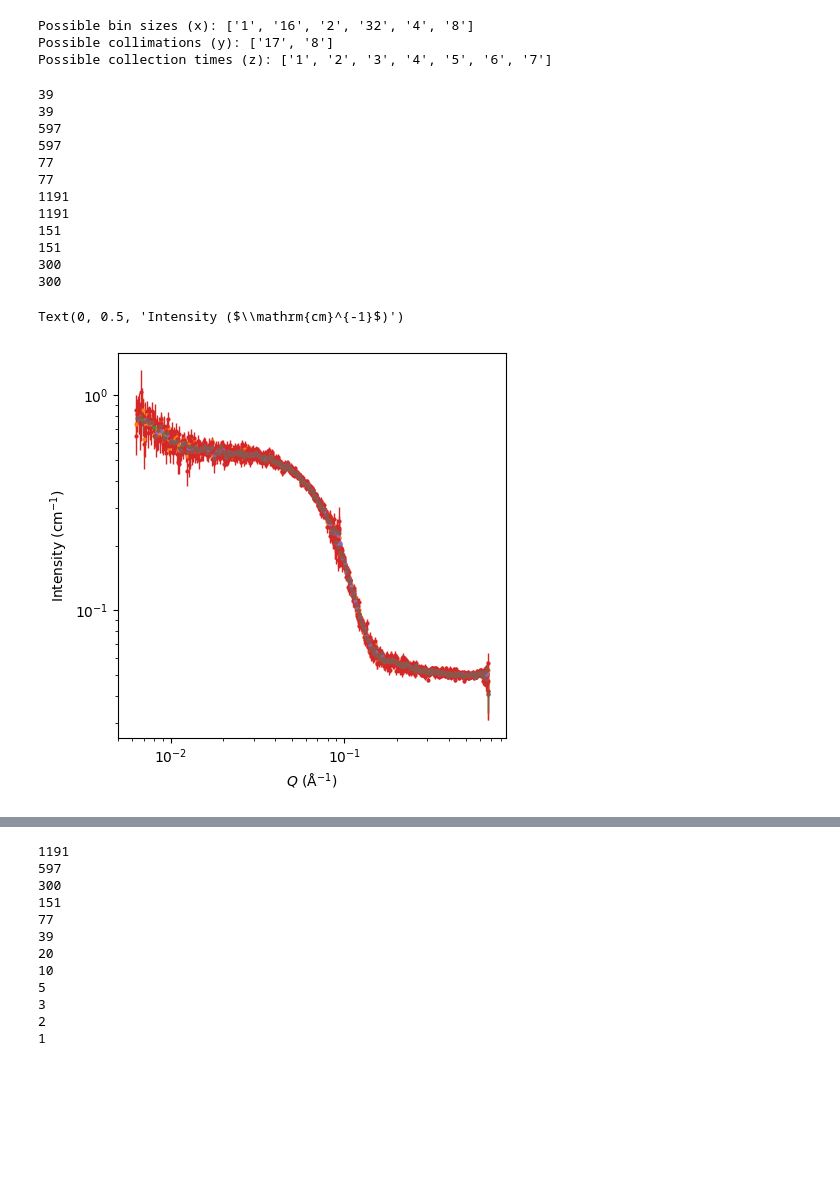
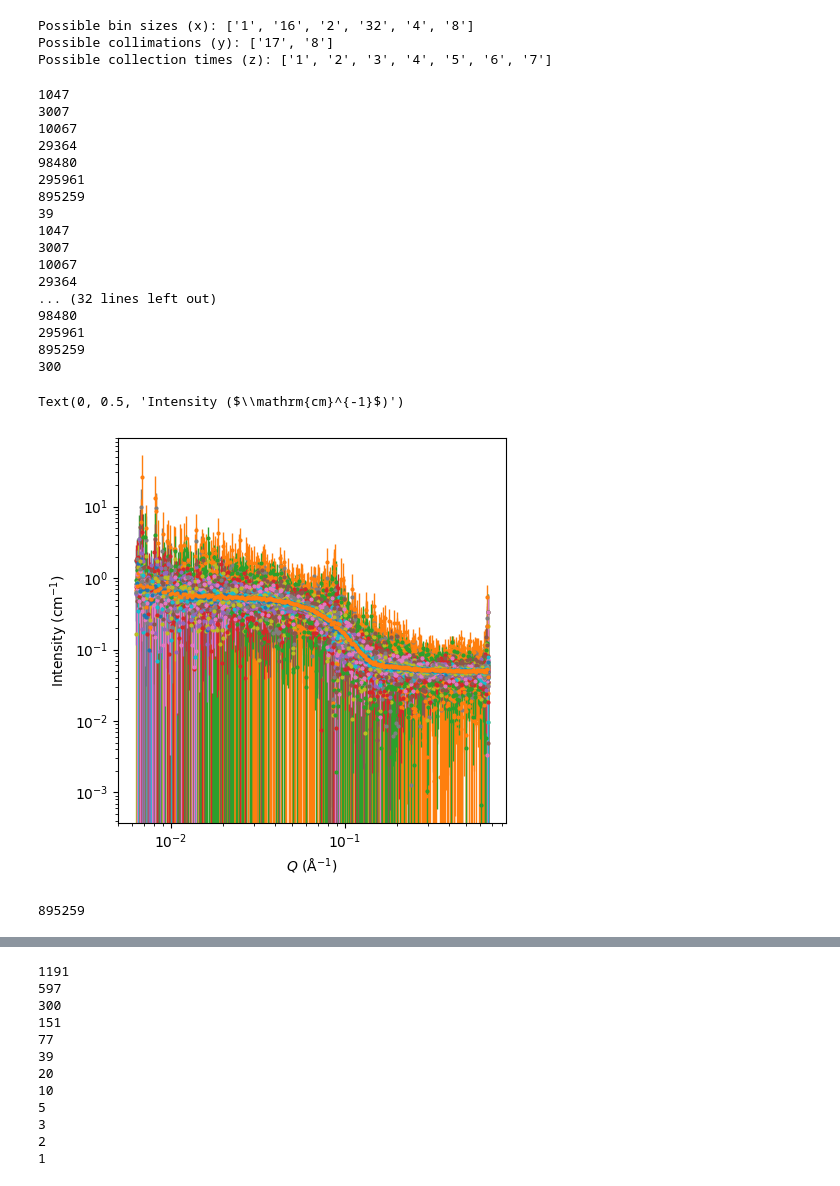
Before and after one commit to ch-tung/MLSR, a Jupyter notebook: binning/test_ILL_bin.ipynb, the cells around one changed output, grey strips where cells are left out. Drawn from its saved outputs; the diff is of its cells as text; code cells hidden in the pictures; blank space fills up the shorter version.

```diff
--- a/binning/test_ILL_bin.ipynb
+++ b/binning/test_ILL_bin.ipynb
@@ -64,12 +66,13 @@ Possible collection times (z): ['1', '2', '3', '4', '5', '6', '7']
 # Step 1: Load Data
 # -------------------------------------------------------------------------
 class ScatteringData:
-    def __init__(self, Q, I, I_err, dQ):
-        index = Q>0
+    def __init__(self, Q, I, I_err, dQ, total_counts=None):
+        index = Q > 0
         self.Q = Q[index]
         self.I = I[index]
         self.I_err = I_err[index]
         self.dQ = dQ[index]
+        self.total_counts = total_counts  # Store total detector counts
 
 data_dir = './data/'
 data = defaultdict(lambda: defaultdict(dict))  # data[bin][collimation][time]
@@ -91,12 +94,18 @@ for folder in folders:
                     print(f"Mismatch in collection time in file: {fname}")
                     continue
                 z = z1.lstrip('0') or '0'
-                # z = z1
 
-                # Read file, skip until '***** Data *****' is found
                 fpath = os.path.join(folder_path, fname)
                 with open(fpath, 'r') as f:
                     lines = f.readlines()
+
+                # Extract Total Det Counts from line 41 (index 40)
+                try:
+                    total_counts_line = lines[40]
+                    total_counts = int(re.search(r'Total Det Counts:\s*(\d+)', total_counts_line).group(1))
+                except Exception as e:
+                    print(f"Could not extract Total Det Counts from {fname}: {e}")
+                    total_counts = None
 
                 # Find index of the data block
                 for i, line in enumerate(lines):
@@ -113,48 +122,58 @@ for folder in folders:
                     if array.ndim == 1:
                         array = array[np.newaxis, :]  # handle single-row case
                     Q, I, I_err, dQ = array.T
-                    data[x][y][z] = ScatteringData(Q, I, I_err, dQ)
+                    data[x][y][z] = ScatteringData(Q, I, I_err, dQ, total_counts=total_counts)
                 except Exception as e:
                     print(f"Error loading {fname}: {e}")
 # %%
 ## preview
 fig = plt.figure(figsize=(5, 5))
 ax = fig.add_subplot(111)
 
 collimation = '17'
 for i_bin, bin_size_key in enumerate(sorted(data.keys())):
-    for i_time, time_key in enumerate(sorted(data[bin_size_key][collimation].keys())[6:7]):
+    for i_time, time_key in enumerate(sorted(data[bin_size_key][collimation].keys())):
         scattering_data = data[bin_size_key][collimation][time_key]
         Q = scattering_data.Q
         I = scattering_data.I
         I_err = scattering_data.I_err
         dQ = scattering_data.dQ
+        total_counts = scattering_data.total_counts
 
-        print(len(Q))
+        print(total_counts)
 
         ax.errorbar(Q, I, yerr=I_err, label=f'Bin: {bin_size_key}, Time: {time_key}', fmt='o', markersize=2, elinewidth=1)
     print(len(Q))
 
 ax.set_xscale('log')
 ax.set_yscale('log')
 
 ax.set_xlabel(r'$Q$ ($\mathrm{\AA}^{-1}$)')
 ax.set_ylabel(r'Intensity ($\mathrm{cm}^{-1}$)')
 # %% [output]
+1047
+3007
+10067
+29364
+98480
+295961
+895259
 39
-39
-597
-597
-77
-77
-1191
-1191
-151
-151
+1047
+3007
+10067
+29364
+... (32 lines left out)
+98480
+295961
+895259
 300
-300
 Text(0, 0.5, 'Intensity ($\\mathrm{cm}^{-1}$)')
-[figure, old version]
+[figure, new version]
+# %%
+total_counts
+# %% [output]
+895259
 # %%
 # manual rebinning
 def rebin_data(scattering_data, rebin_factor):
```
Also changed, not shown: parts of 8 cells of this notebook.
